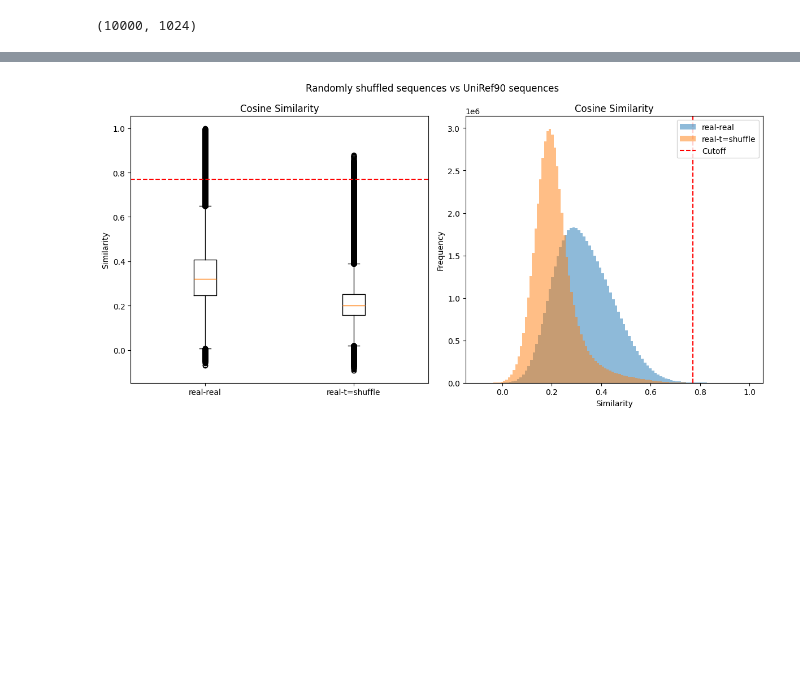
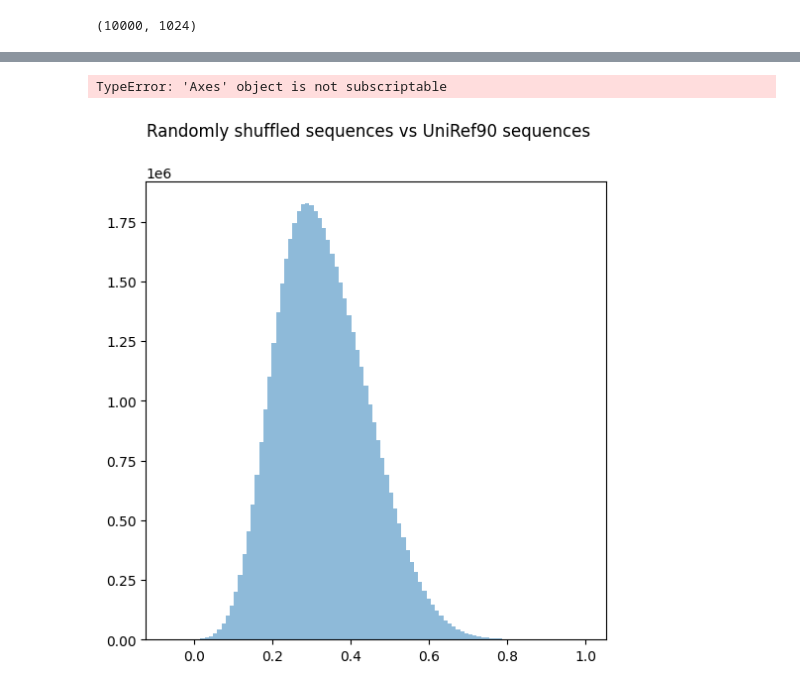
Before and after one commit to fguintu/thesis2024-25, a Jupyter notebook: cutoff/rs/rsseq.ipynb, the cells around one changed output, grey strips where cells are left out. Drawn from its saved outputs; the diff is of its cells as text; code cells hidden in the pictures; blank space fills up the shorter version.

```diff
--- a/cutoff/rs/rsseq.ipynb
+++ b/cutoff/rs/rsseq.ipynb
@@ -107,21 +75,17 @@ import tqdm as tqdm
 # from sklearn.metrics.pairwise import cosine_similarity as cosine
 import numpy as np
 from numpy.linalg import norm
+import tqdm
 
 # unshuff - unshuff
 sims_unshuff1 = []
 sims_shuff1 = []
+index = []
 for i in tqdm.tqdm(range(embeddings_unshuff.shape[0]), total=embeddings_unshuff.shape[0]):
     for j in range(i+1, embeddings_unshuff.shape[0]):
+        index.append((i, j))
         sims_unshuff1.append(np.dot(embeddings_unshuff[i], embeddings_unshuff[j]) / (norm(embeddings_unshuff[i]) * norm(embeddings_unshuff[j])))
         sims_shuff1.append(np.dot(embeddings_unshuff[i], embeddings_shuff[j]) / (norm(embeddings_unshuff[i]) * norm(embeddings_shuff[j])))
-        # sims_unshuff1.append(cosine(embeddings_unshuff[i].reshape(1, -1), embeddings_unshuff[j].reshape(1, -1))[0][0])
-        # sims_shuff1.append(cosine(embeddings_unshuff[i].reshape(1, -1), embeddings_shuff[j].reshape(1, -1))[0][0])
-
-# plt.hist(sims_unshuff1, bins=100, alpha=0.5, label='unshuff - unshuff')
-# plt.hist(sims_shuff1, bins=100, alpha=0.5, label='unshuff - shuff')
-# plt.legend()
-# plt.show()
 # %%
 # find the cutoff where in the total data above the cutoff is 95% of the unshuffle - unshuff similarity and at most 5% of the unshuff - shuff similarity
 # sort the similarities
@@ -154,0 +133,21 @@ counts: 20567 1045
+# %%
+# find the cutoff by trying a random value first then adjusting
+cutoffs = []
+threshold = [0.05]
+real_real = []
+real_shuff = []
+totals = []
+for t in threshold:
+    cutoff = 0
+    while True:
+        total = np.sum(sims_unshuff1 >= cutoff) + np.sum(sims_shuff1 >= cutoff)
+        if np.sum(sims_unshuff1 >= cutoff) / total >= (1 - t) and np.sum(sims_shuff1 >= cutoff) / total <= t:
+            cutoffs.append(cutoff)
+            real_real.append(np.sum(sims_unshuff1 >= cutoff) / total)
+            real_shuff.append(np.sum(sims_shuff1 >= cutoff) / total)
+            totals.append(total)
+            break
+        else:
+            cutoff += 0.01
+print(real_real)
+print(cutoffs)
@@ -154,0 +273,9 @@ counts: 20567 1045
+# %%
+plt.hist(sims_unshuff1, bins=100, alpha=0.5, label='real - real')
+plt.hist(sims_shuff1, bins=100, alpha=0.5, label='real - shuff')
+for i, c in enumerate(cutoffs):
+    cutoff = round(c, 2)
+    color = ['r', 'g', 'b', 'y', 'm', 'c']
+    plt.axvline(c, color=color[i], label=f't={threshold[i]}: c={cutoff}')
+plt.legend()
+plt.show()
@@ -173,32 +302,36 @@ fig.suptitle('Randomly shuffled sequences vs UniRef90 sequences')
 
 # axs[0].boxplot([sims_shuff1, sims_unshuff1, cos_sim, cos_sim1], labels=['unshuff - shuff', 'unshuff - unshuff', 'praba-sim', 'praba-diff'])
 axs[0].boxplot([sims_unshuff1, sims_shuff1], labels=['real-real', 'real-t=shuffle'])
 # print cutoff line
 axs[0].axhline(y=cutoff, color='r', linestyle='--', label='Cutoff')
 axs[0].set_title('Cosine Similarity')
 axs[0].set_ylabel('Similarity')
 
 # axs[2].hist(sims_unshuff1, bins=100, alpha=0.5, label='unshuff - unshuff')
 # axs[2].hist(sims_shuff1, bins=100, alpha=0.5, label='unshuff - shuff')
 # axs[2].hist(cos_sim, bins=100, alpha=0.5, label='praba-sim')
 # axs[2].hist(cos_sim1, bins=100, alpha=0.5, label='praba-diff')
 # axs[2].set_title('Cosine Similarity')
 # axs[2].legend(loc='upper right')
 # axs[2].set_xlabel('Similarity')
 # axs[2].set_ylabel('Frequency')
 
 axs[1].hist(sims_unshuff1, bins=100, alpha=0.5, label='real-real')
 axs[1].hist(sims_shuff1, bins=100, alpha=0.5, label='real-t=shuffle')
 # axs[1].hist(cos_sim, bins=100, alpha=0.5, label='praba-sim')
 # axs[1].hist(cos_sim1, bins=100, alpha=0.5, label='praba-diff')
 # plot cutoff line
-axs[1].axvline(x=cutoff, color='r', linestyle='--', label='Cutoff')
+for i, cutoff in enumerate(cutoffs):
+    cutoff = round(cutoff, 2)
+    label = 'Cutoff: ' + str(cutoff) + ' shuf_thresh: ' + str(threshold[i])
+    axs[1].axvline(x=cutoff, color='r', linestyle='--', label=label)
 axs[1].set_title('Cosine Similarity')
 axs[1].legend(loc='upper right')
 axs[1].set_xlabel('Similarity')
 axs[1].set_ylabel('Frequency')
 
 plt.tight_layout()
 plt.show()
 # %% [output]
+TypeError: 'Axes' object is not subscriptable
-[figure, old version]
+[figure, new version]
```
Also changed, not shown: parts of 14 cells of this notebook, 13 other files.
